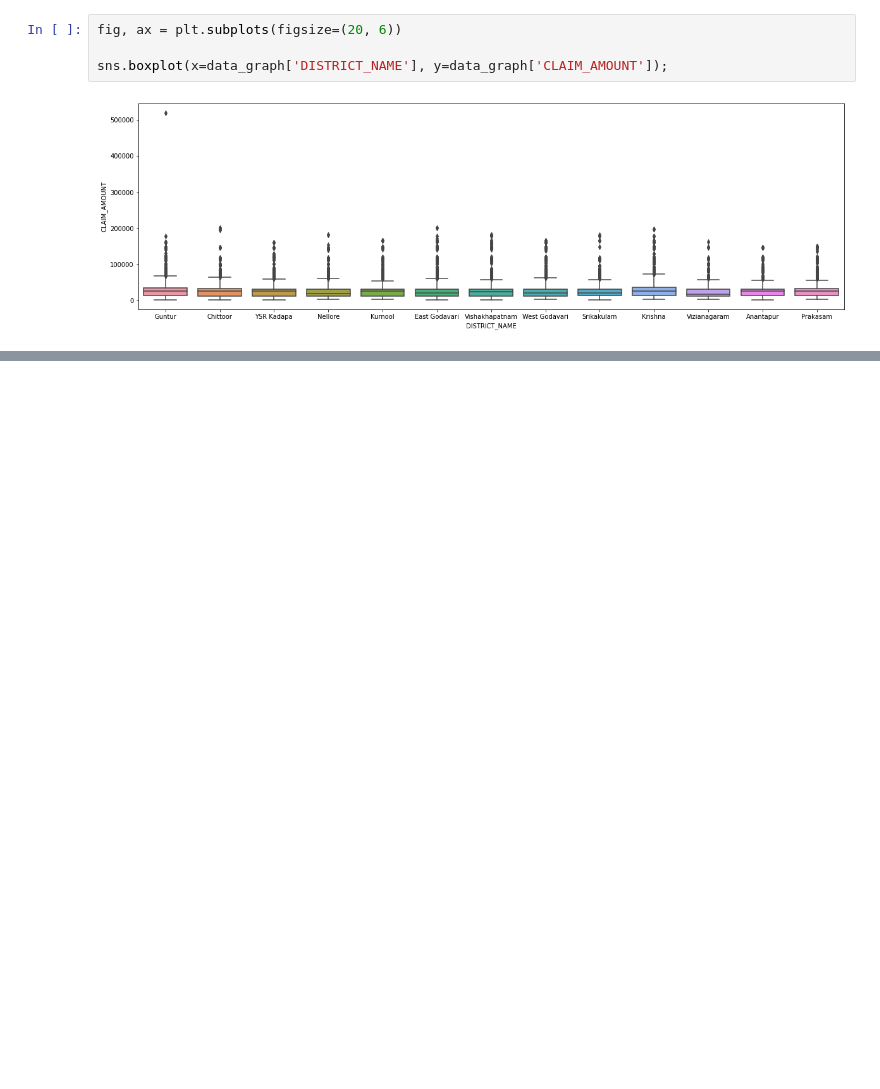
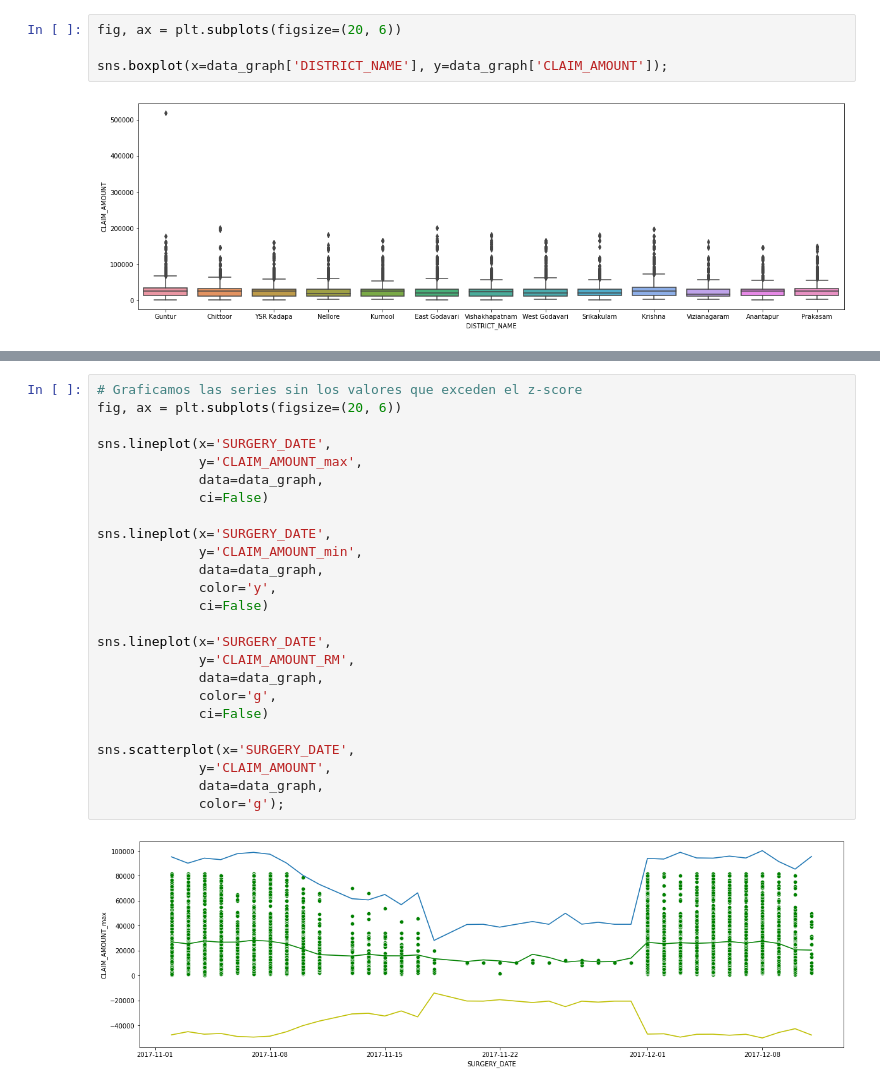
Before and after one commit to matog/Curso_EDA_Python_HealthData, a Jupyter notebook: notebook4031fa4176.ipynb, the cells around one changed output, grey strips where cells are left out. Cells and saved outputs as stored; diff of their text form; blank space fills up the shorter version.

```diff
--- a/notebook4031fa4176.ipynb
+++ b/notebook4031fa4176.ipynb
@@ -667,0 +683,27 @@ data_graph['CLAIM_AMOUNT_RM_max'] = data_graph['CLAIM_AMOUNT_max'].rolling(5).me
+# %%
+# Graficamos las series sin los valores que exceden el z-score
+fig, ax = plt.subplots(figsize=(20, 6))
+
+sns.lineplot(x='SURGERY_DATE',
+             y='CLAIM_AMOUNT_max',
+             data=data_graph,
+             ci=False)
+
+sns.lineplot(x='SURGERY_DATE',
+             y='CLAIM_AMOUNT_min',
+             data=data_graph,
+             color='y',
+             ci=False)
+
+sns.lineplot(x='SURGERY_DATE',
+             y='CLAIM_AMOUNT_RM',
+             data=data_graph,
+             color='g',
+             ci=False)
+
+sns.scatterplot(x='SURGERY_DATE',
+             y='CLAIM_AMOUNT',
+             data=data_graph,
+             color='g');
+# %% [output]
+[figure, added]
```
Also changed, not shown: parts of 7 cells of this notebook, 2 other files.
